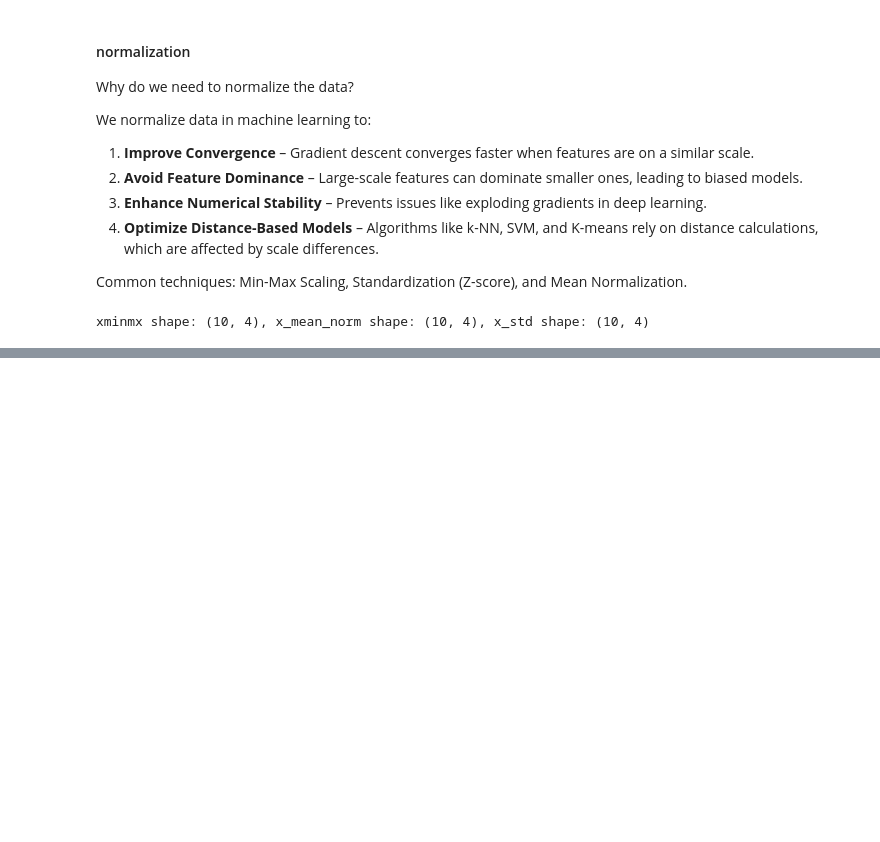
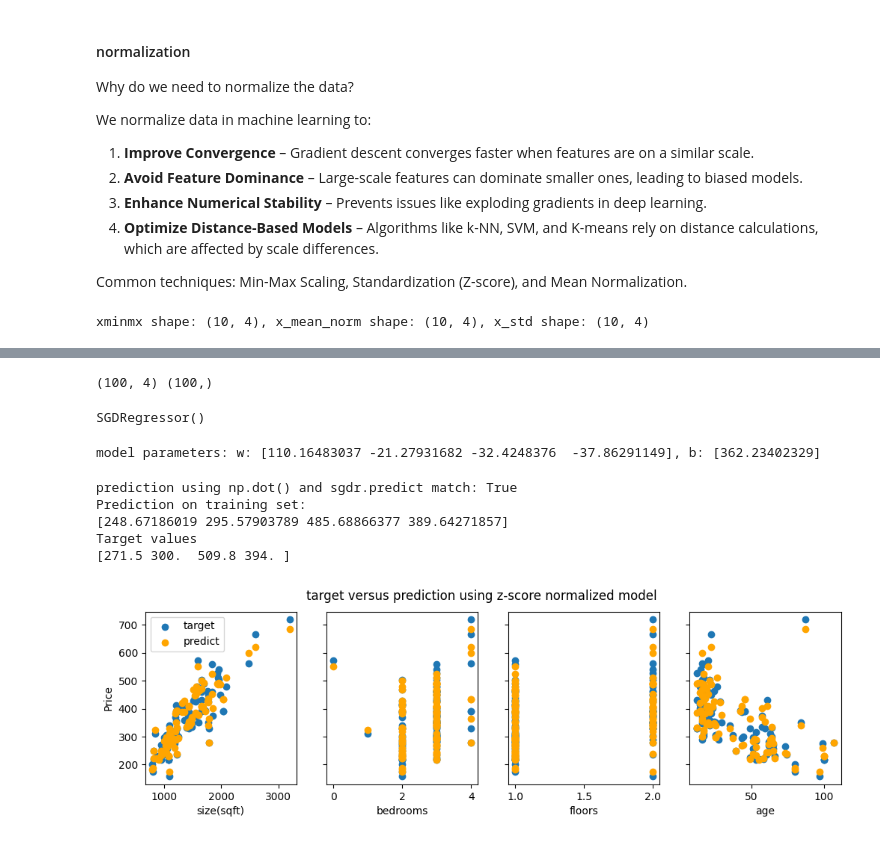
Before and after one commit to KumaarBalbir/py101, a Jupyter notebook: ml/supervised.ipynb, the cells around one changed output, grey strips where cells are left out. Drawn from its saved outputs; the diff is of its cells as text; code cells hidden in the pictures; blank space fills up the shorter version.

Commit message:
ml:adds sklearn sgdr in-built normalization

```diff
--- a/ml/supervised.ipynb
+++ b/ml/supervised.ipynb
@@ -814,0 +832,50 @@ xminmx shape: (10, 4), x_mean_norm shape: (10, 4), x_std shape: (10, 4)
+# %%
+X_train = np.array(X_train)
+y_train = np.array(y_train)
+# %%
+print(X_train.shape, y_train.shape)
+# %% [output]
+(100, 4) (100,)
+# %%
+# normalization
+scaler = StandardScaler()
+X_norm = scaler.fit_transform(X_train)
+
+# fit the regression model using SGD
+sgdr = SGDRegressor(max_iter=1000)
+sgdr.fit(X_norm, y_train)
+# %% [output]
+SGDRegressor()
+# %%
+b_norm = sgdr.intercept_
+w_norm = sgdr.coef_
+print(f"model parameters: w: {w_norm}, b: {b_norm}")
+# %% [output]
+model parameters: w: [110.16483037 -21.27931682 -32.4248376  -37.86291149], b: [362.23402329]
+# %%
+# make a prediction using sgdr.predict()
+y_pred_sgd = sgdr.predict(X_norm)
+# make a prediction using w,b.
+y_pred = np.dot(X_norm, w_norm) + b_norm
+print(f"prediction using np.dot() and sgdr.predict match: {(y_pred == y_pred_sgd).all()}")
+
+print(f"Prediction on training set:\n{y_pred[:4]}" )
+print(f"Target values \n{y_train[:4]}")
+# %% [output]
+prediction using np.dot() and sgdr.predict match: True
+Prediction on training set:
+[248.67186019 295.57903789 485.68866377 389.64271857]
+Target values
+[271.5 300.  509.8 394. ]
+# %%
+# plot predictions and targets vs original features
+fig,ax=plt.subplots(1,4,figsize=(12,3),sharey=True)
+for i in range(len(ax)):
+    ax[i].scatter(X_train[:,i],y_train, label = 'target')
+    ax[i].set_xlabel(X_features[i])
+    ax[i].scatter(X_train[:,i],y_pred,color='orange', label = 'predict')
+ax[0].set_ylabel("Price"); ax[0].legend();
+fig.suptitle("target versus prediction using z-score normalized model")
+plt.show()
+# %% [output]
+[figure, added]
```
Also changed, not shown: parts of 4 cells of this notebook.
